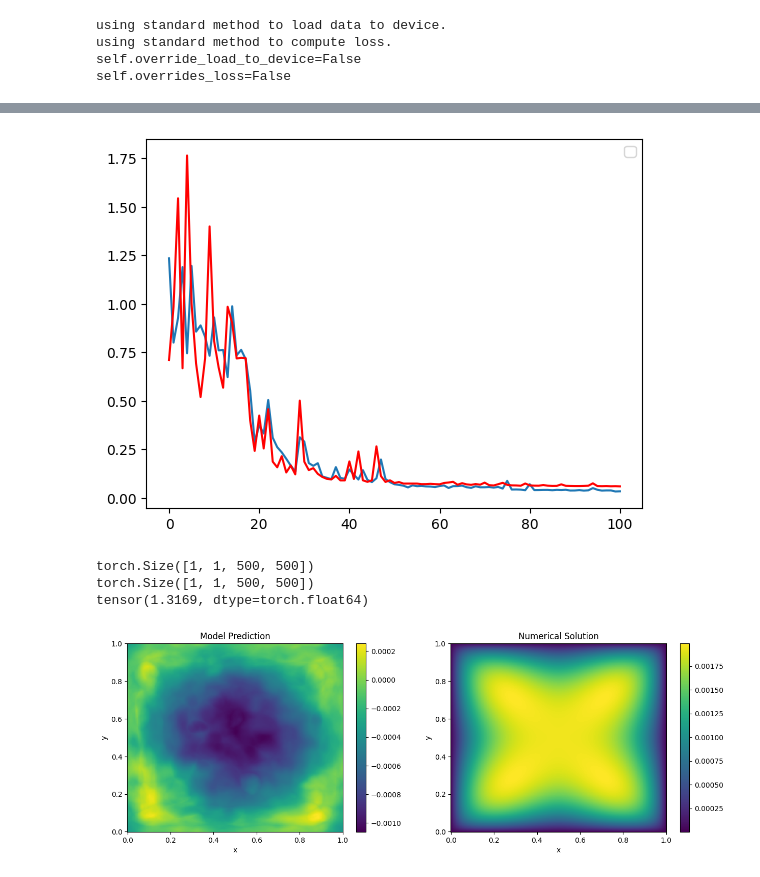
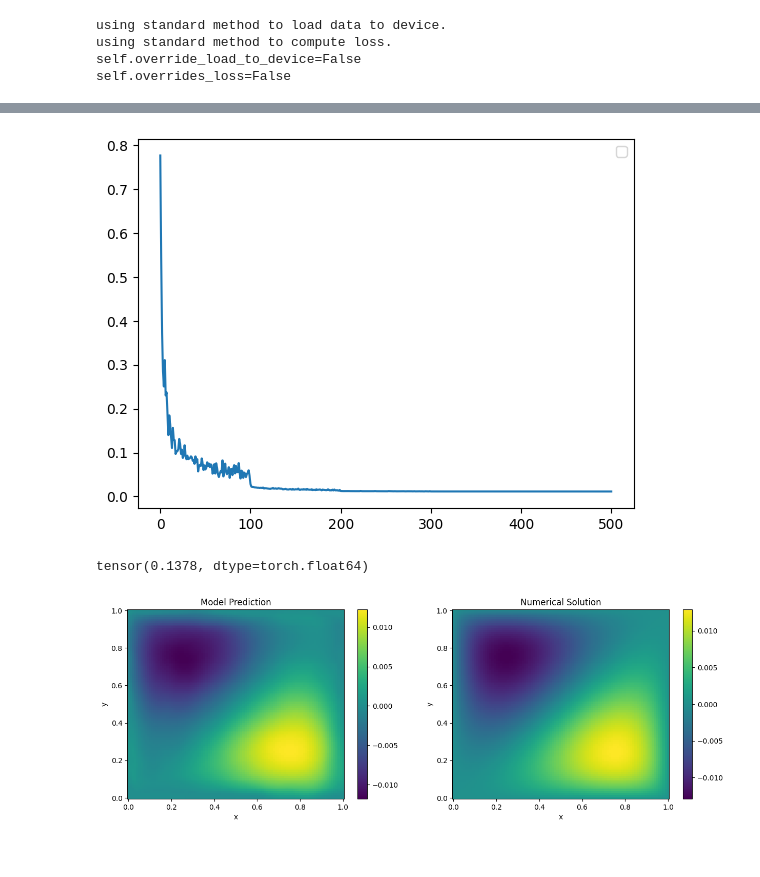
Before and after one commit to frasermartinx/MScProject, a Jupyter notebook: Ground_Truth.ipynb, the cells around one changed output, grey strips where cells are left out. Saved outputs shown, nothing was run; the diff lists cells and outputs as text; code cells hidden in the pictures.

```diff
--- a/Ground_Truth.ipynb
+++ b/Ground_Truth.ipynb
@@ -5,7 +5,7 @@ import scipy.sparse as sp
 import scipy.sparse.linalg
 import torch
 
-N = 500
+N = 100
 h = 1.0 / (N - 1)
 x = np.linspace(0, 1, N)
 y = np.linspace(0, 1, N)
@@ -17,10 +17,12 @@ X, Y = np.meshgrid(x, y)
 neumann = False
 
 # Define f
-F = np.abs(X- 0.5) * np.abs(Y-0.5)
-#F = X - Y
+F = np.abs(X -0.5) * np.abs(Y-0.5)
+#F = np.sin(X)*np.sin(Y)/np.sqrt(2*np.pi**2) - np.sin(2*X) * np.sin(Y) / np.sqrt(5*np.pi**2)
+F = X - Y
 #F = X**2 + Y**2
 #F = X*Y
+
 
 
 #redefine for numerical solver, which solves Lu = f, so have to redefine
@@ -114,7 +121,7 @@ print(device)
 # %% [output]
 cuda
 # %%
-model = FNO(n_modes=(12, 12), hidden_channels=64,in_channels=3,non_linearity=F.relu,projection_channels=512,n_layers=6)
+model = FNO(n_modes=(12, 12), hidden_channels=64,in_channels=3,non_linearity=F.relu)
 model = model.to(device)
 n_params = count_model_params(model)
 print(f'\nOur model has {n_params} parameters.')
@@ -124,7 +131,7 @@ Our model has 4204993 parameters.
 # %%
 a = 0
 if a == 1:
-    state_dict = torch.load("checkpoints_actual_1000_500/model_state_dict.pt")
+    state_dict = torch.load("checkpoints/model_state_dict.pt")
     model.load_state_dict(state_dict)
 # %%
 optimizer = torch.optim.Adam(model.parameters(),
@@ -141,8 +148,8 @@ sys.stdout.flush()
 # %%
 #now for the data preparation process, following the darcy code
 
-x_train = torch.load('../data_poisson/synthetic_data_dirichlet_10000_x2.pt').clone().type(torch.FloatTensor)
-y_train = torch.load('../data_poisson/synthetic_data_dirichlet_10000_y2.pt').clone().type(torch.FloatTensor)
+x_train = torch.load('../data_poisson/dirichlet_10000_32_x.pt').clone().type(torch.FloatTensor)
+y_train = torch.load('../data_poisson/dirichlet_10000_32_y.pt').clone().type(torch.FloatTensor)
 y_train = torch.unsqueeze(y_train,1).to(device)
 grid_boundaries=[[0, 1], [0, 1]]
 
@@ -181,8 +188,8 @@ train_loader = torch.utils.data.DataLoader(
 pos_encoding = PositionalEmbedding2D(grid_boundaries=grid_boundaries)
 
 data_processor = DefaultDataProcessor(
-        in_normalizer=input_encoder,
-        out_normalizer=output_encoder,
+        in_normalizer=None,
+        out_normalizer=None,
         positional_encoding=pos_encoding
     )
 data_processor = data_processor.to(device)
@@ -271,54 +280,58 @@ Saved training state to checkpoints
 # %%
-plt.plot(np.arange(0,101,1),callback.loss,"-")
-plt.plot(np.arange(0,101,1),callback.val_loss,"-r")
+plt.plot(np.arange(0,501,1),callback.loss,"-")
+#plt.plot(np.arange(0,501,1),callback.val_loss,"-r")
 plt.legend()
 plt.show()
 # %% [output]
-[figure, old version]
+[figure, new version]
 # %%
 #prediction time
 sample = torch.load("../finput.pt").clone().type(torch.FloatTensor).to(device)
 sample = {"x": sample, "y": sample}
-print(sample["x"].shape)
 #preprocessing
 
-
+#print(sample["x"])
 sample = data_processor.preprocess(sample)
 x = sample["x"]
 
 
-out = model(x)
-print(out.shape)
+
+out = model(x).cpu().detach().numpy()[0,0,:,:]
 
 
-out= data_processor.postprocess(out,sample)[0].cpu().detach().numpy()[0,0,:,:]
-
+#out= data_processor.postprocess(out,sample)[0].cpu().detach().numpy()[0,0,:,:]
 
 
 print(train_loss(torch.tensor(out),torch.tensor(U)))
 
 
 
 # Plotting
-fig, axs = plt.subplots(nrows = 1, ncols = 2)
+fig, axs = plt.subplots(nrows = 1, ncols = 2,gridspec_kw={'width_ratios': [1, 1]})
 fig.set_figwidth(15)
+
+
+# fig0 = axs[0].pcolormesh(X,Y,F[0,0,:,:])
+# fig.colorbar(fig0)
+# axs[0].set_title("Input Function")
+# axs[0].set_xlabel("x")
+# axs[0].set_ylabel("y")
 
 fig1 = axs[0].pcolormesh(X,Y,out)
 fig.colorbar(fig1)
 axs[0].set_title("Model Prediction")
 axs[0].set_xlabel("x")
 axs[0].set_ylabel("y")
 
 
 
+
 fig2 = axs[1].pcolormesh(X,Y,U)
 fig.colorbar(fig2)
 axs[1].set_title("Numerical Solution")
 axs[1].set_xlabel("x")
 axs[1].set_ylabel("y")
 plt.show()
 # %% [output]
-torch.Size([1, 1, 500, 500])
-torch.Size([1, 1, 500, 500])
-tensor(1.3169, dtype=torch.float64)
+tensor(0.1378, dtype=torch.float64)
-[figure, old version]
+[figure, new version]
```
Also changed, not shown: parts of 10 cells of this notebook, 59 other files.
